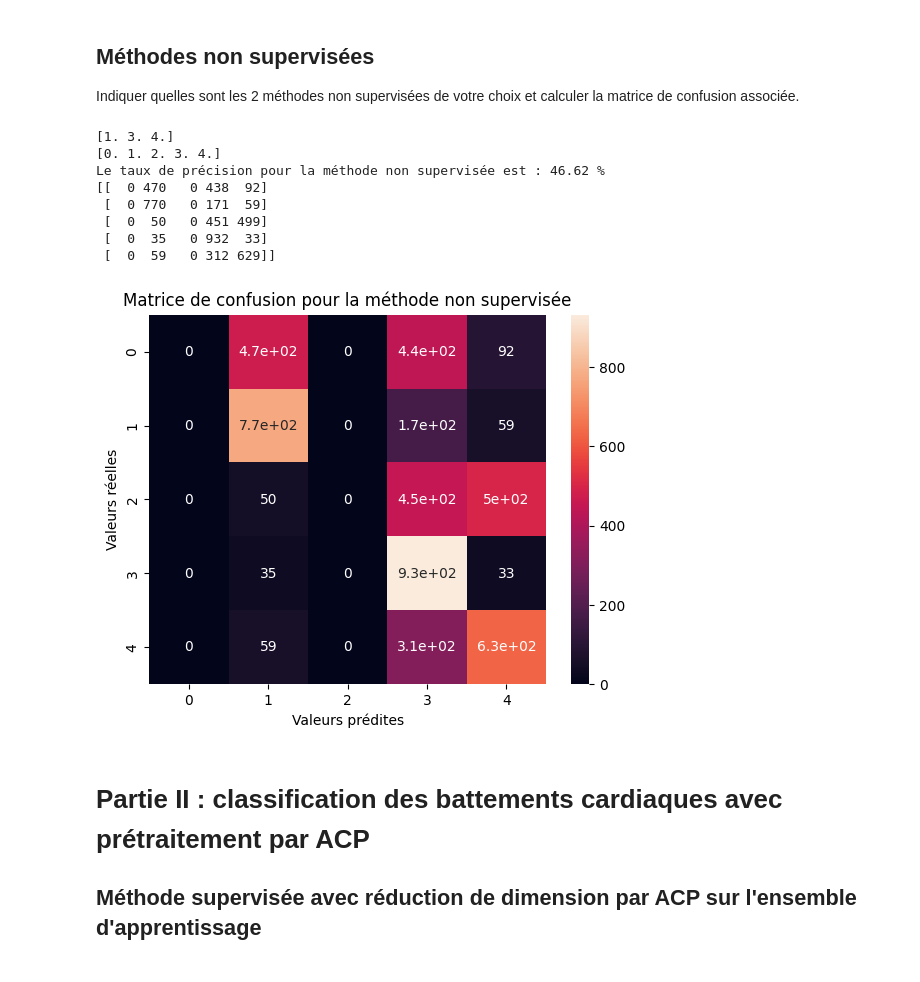
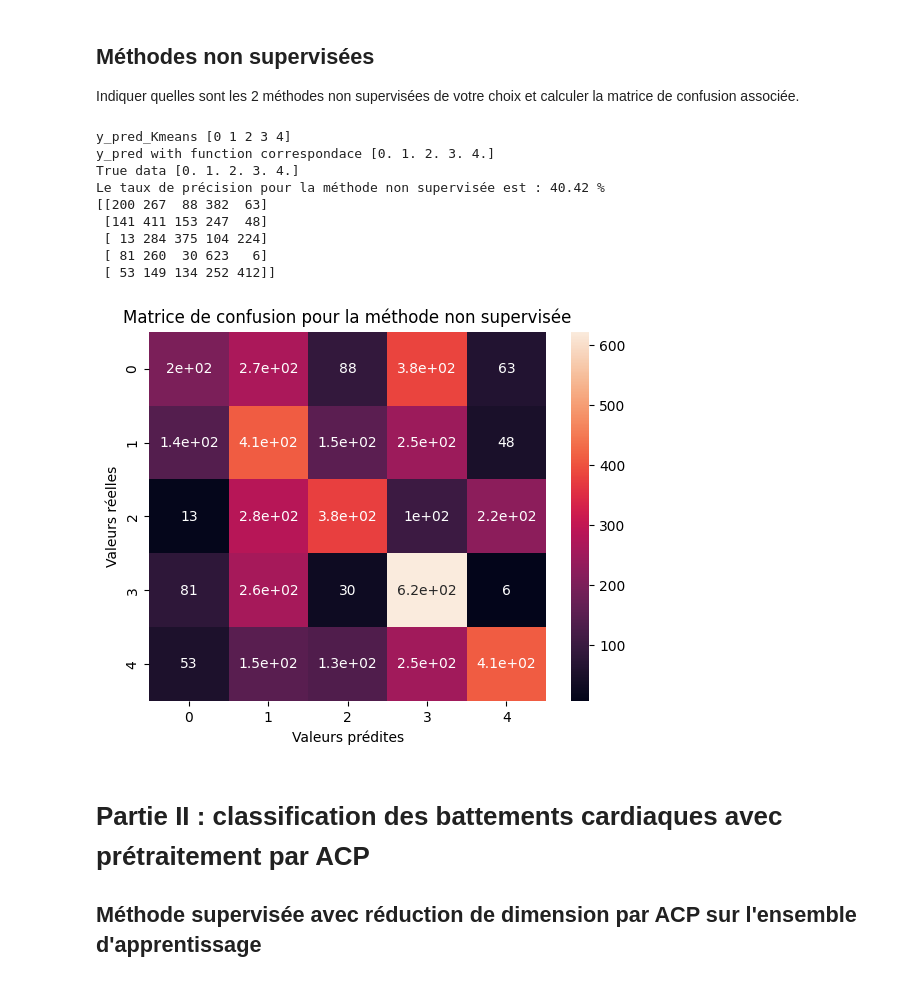
Before and after one commit to MA-BOUSSOUALEF/Classification-of-Heartbeats, a Jupyter notebook: Projet_ECG_Etudiant.ipynb, the cells around one changed output. Drawn from its saved outputs; the diff is of its cells as text; code cells hidden in the pictures.

Commit message:
Addig K_means methode unsupervise

```diff
--- a/Projet_ECG_Etudiant.ipynb
+++ b/Projet_ECG_Etudiant.ipynb
@@ -75,7 +98,6 @@ Nombre de variables spectrales : (111,)
 ### Fonctions pour réaliser une table de correspondance entre le label des approches non supervisées et le label réel
 # %%
 from sklearn.preprocessing import StandardScaler
-from sklearn.model_selection import train_test_split
 from sklearn.metrics import accuracy_score
 from sklearn.metrics import confusion_matrix
 
@@ -84,7 +106,7 @@ def retrieve_info(cluster_labels,y_train):
  #Associe l'étiquette la plus probable à chaque groupe dans le modèle KMeans.
  #Résultats : dictionnaire des clusters associés à chaque étiquette.
 # Initialisation
-  reference_labels = np.zeros((len(np.unique(cluster_labels)),1),dtype=float)
+  reference_labels = np.zeros((len(np.unique(cluster_labels)),1))
 # Loop pour chaque label
   for i in range(len(np.unique(cluster_labels))):
     index = np.where(cluster_labels == i,1,0)
@@ -164,35 +184,37 @@ Indiquer quelles sont les 2 méthodes non supervisées de votre choix et calcule
 # %%
 
 from sklearn.cluster import KMeans
-k_means = KMeans(n_clusters=3, random_state=0)
+k_means = KMeans(n_clusters=5, random_state=0)
 
 y_train = LabelApp
-y_pred_kmeans = k_means.fit_predict(X_train)
+y_pred_kmeans = k_means.fit_predict(DataFeatureApp)
+print("y_pred_Kmeans",np.unique(y_pred_kmeans))
 y_pred = correspondance(y_pred_kmeans,y_train) # les classes prédites pour la methodes non superviser
-print(np.unique(y_pred))
-print(np.unique(y_train))
+print("y_pred with function correspondace",np.unique(y_pred))
+print("True data",np.unique(y_train))
 
 acuray_score=accuracy_score(y_train,y_pred)
 print('Le taux de précision pour la méthode non supervisée est :',acuray_score*100,"%")
 
 matrice_confusion=confusion_matrix(y_train,y_pred)
 print(matrice_confusion)
 plt.figure()
 sns.heatmap(matrice_confusion,annot=True)
 plt.title('Matrice de confusion pour la méthode non supervisée')
 plt.xlabel('Valeurs prédites')
 plt.ylabel('Valeurs réelles')
 plt.show()
 # %% [output]
-[1. 3. 4.]
-[0. 1. 2. 3. 4.]
-Le taux de précision pour la méthode non supervisée est : 46.62 %
-[[  0 470   0 438  92]
- [  0 770   0 171  59]
- [  0  50   0 451 499]
- [  0  35   0 932  33]
- [  0  59   0 312 629]]
+y_pred_Kmeans [0 1 2 3 4]
+y_pred with function correspondace [0. 1. 2. 3. 4.]
+True data [0. 1. 2. 3. 4.]
+Le taux de précision pour la méthode non supervisée est : 40.42 %
+[[200 267  88 382  63]
+ [141 411 153 247  48]
+ [ 13 284 375 104 224]
+ [ 81 260  30 623   6]
+ [ 53 149 134 252 412]]
-[figure, old version]
+[figure, new version]
 # %% [markdown]
 # Partie II : classification des battements cardiaques avec prétraitement par ACP
 
```
Also changed, not shown: parts of 4 cells of this notebook.
